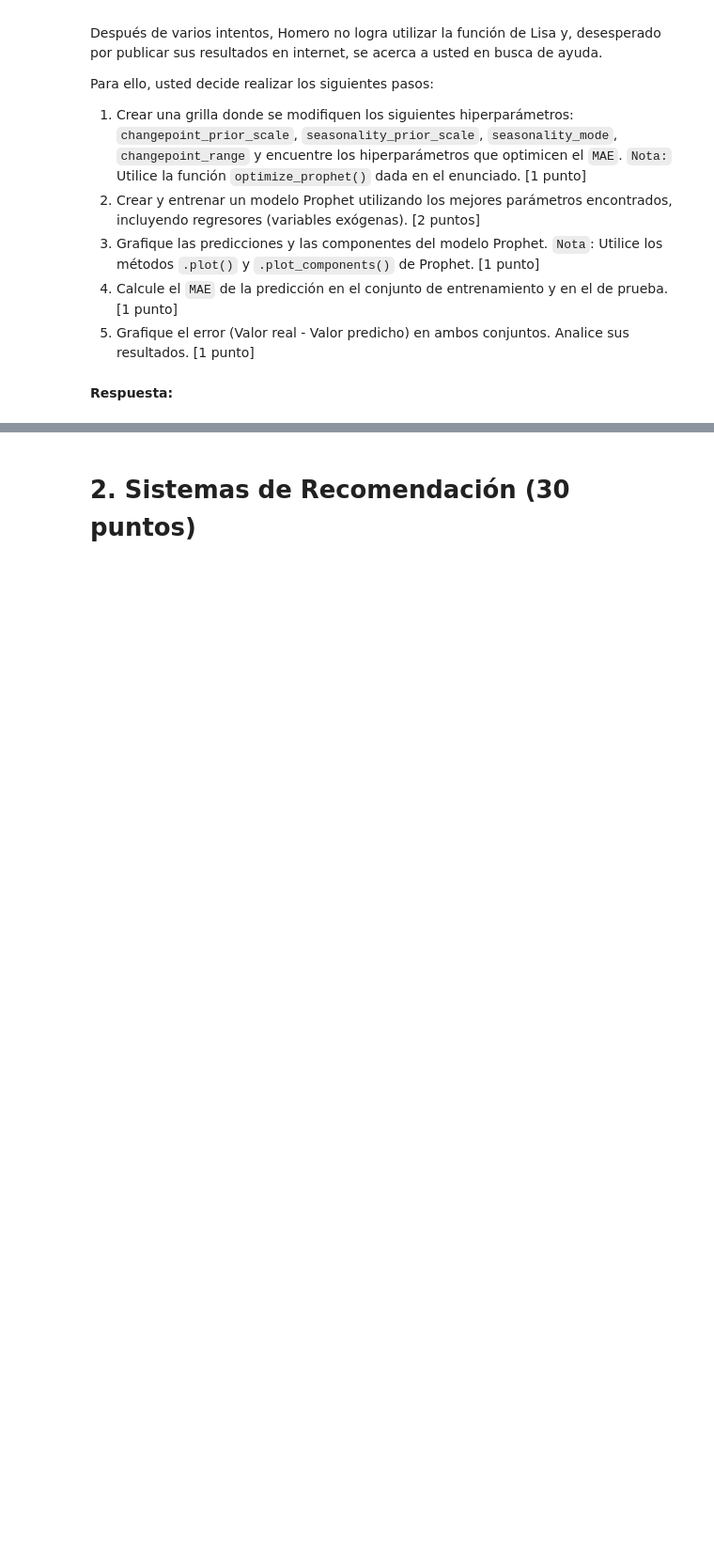
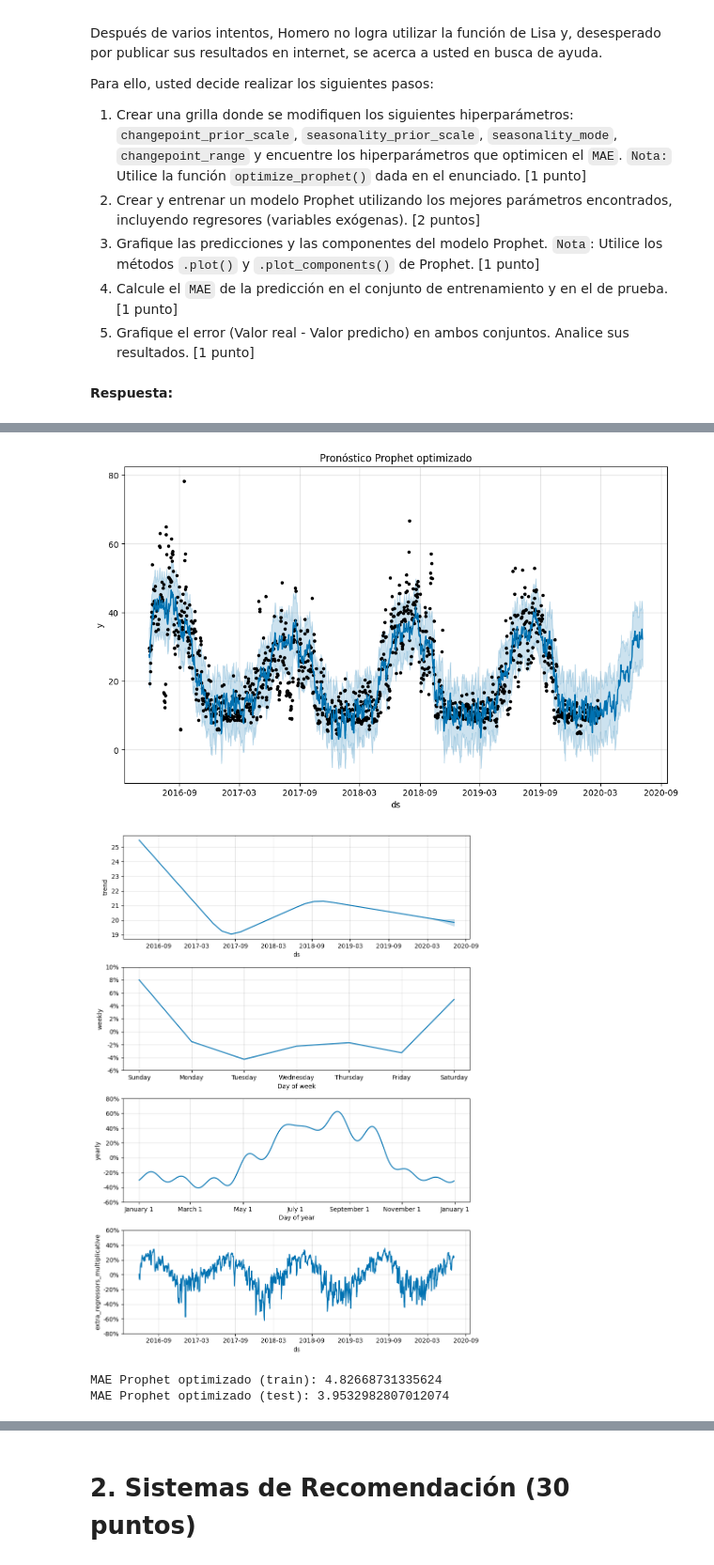
Before and after one commit to andresignacio-o/MDS7202, a Jupyter notebook: Lab10/Lab10_enunciado.ipynb, the cells around one changed output, grey strips where cells are left out. Shown at 94% size. Cells and saved outputs as stored; diff of their text form; code cells hidden in the pictures; blank space fills up the shorter version.

```diff
--- a/Lab10/Lab10_enunciado.ipynb
+++ b/Lab10/Lab10_enunciado.ipynb
@@ -716,0 +940,21 @@ def optimize_prophet(df, df_to_pred, features, param_grid ):
+# %%
+#CODIGO AQUI
+
+# 1. Optimización de hiperparámetros para Prophet con regresores
+param_grid = {
+    "changepoint_prior_scale": [0.01, 0.1, 0.5],
+    "seasonality_prior_scale": [1.0, 5.0, 10.0],
+    "seasonality_mode": ["additive", "multiplicative"],
+    "changepoint_range": [0.8, 0.9]
+}
+
+tuning_results, best_params = optimize_prophet(
+    df=train_p,
+    df_to_pred=test_p,
+    features=regresores,
+    param_grid=param_grid
+)
+
+print("Top 5 combinaciones por MAE:")
+display(tuning_results.head())
+print("\nMejores parámetros:", best_params)
@@ -716,0 +970,42 @@ def optimize_prophet(df, df_to_pred, features, param_grid ):
+# %%
+# 2. Entrenar Prophet con los mejores hiperparámetros encontrados
+m_best = Prophet(**best_params)
+for reg in regresores:
+    m_best.add_regressor(reg)
+
+m_best.fit(train_p)
+
+future_best = m_best.make_future_dataframe(periods=len(test_p), freq='D')
+all_features = pd.concat([
+    train_p[['ds'] + regresores],
+    test_p[['ds'] + regresores]
+], ignore_index=True)
+future_best = future_best.merge(all_features, on='ds', how='left')
+
+forecast_best = m_best.predict(future_best)
+# %%
+# 3. Gráficos de pronóstico y componentes del Prophet optimizado
+_ = m_best.plot(forecast_best)
+plt.title("Pronóstico Prophet optimizado")
+plt.show()
+
+_ = m_best.plot_components(forecast_best)
+plt.show()
+# %% [output]
+[figure, added]
+[figure, added]
+# %%
+# 4. MAE del Prophet optimizado en train y test
+f_best = forecast_best.set_index('ds')
+
+yhat_train_best = f_best.loc[train_p['ds'], 'yhat'].values
+yhat_test_best = f_best.loc[test_p['ds'], 'yhat'].values
+
+mae_train_best = mean_absolute_error(train_p['y'].values, yhat_train_best)
+mae_test_best = mean_absolute_error(test_p['y'].values, yhat_test_best)
+
+print("MAE Prophet optimizado (train):", mae_train_best)
+print("MAE Prophet optimizado (test):", mae_test_best)
+# %% [output]
+MAE Prophet optimizado (train): 4.82668731335624
+MAE Prophet optimizado (test): 3.9532982807012074
```
Also changed, not shown: parts of 16 cells of this notebook.
